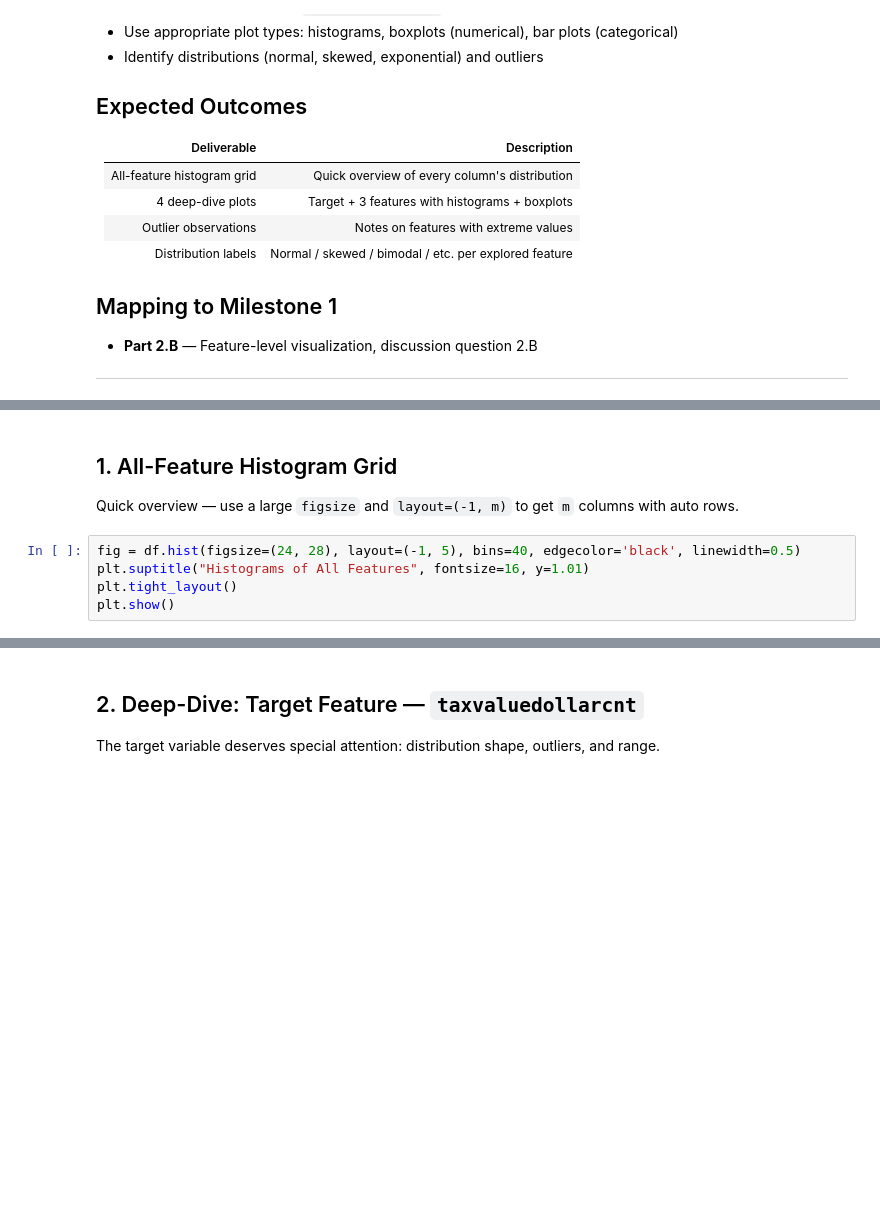
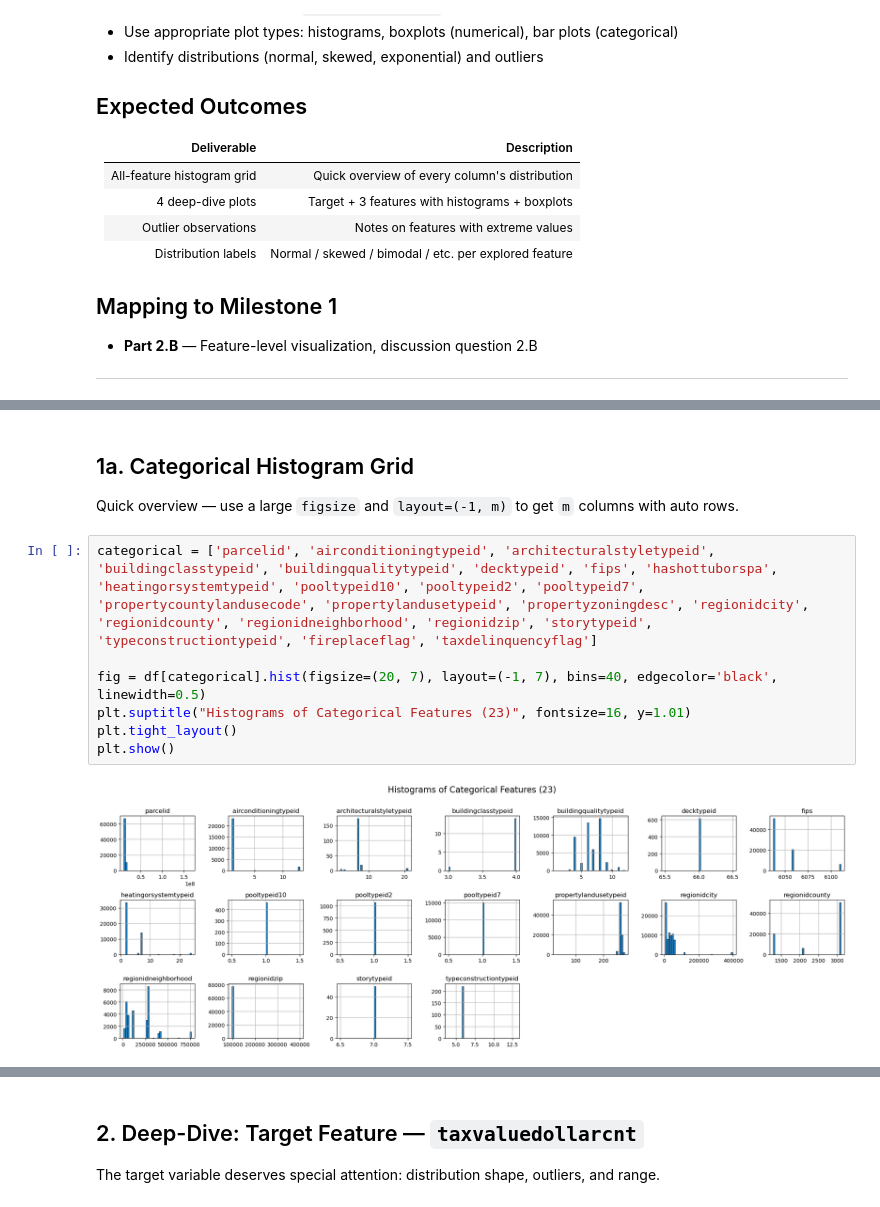
Before and after one commit to kumargaurav-bu-edu/bu_shared_projects, a Jupyter notebook: 02_eda_feature_visualization.ipynb, the cells around one changed output, grey strips where cells are left out. Cells and saved outputs as stored; diff of their text form; blank space fills up the shorter version.

```diff
--- a/02_eda_feature_visualization.ipynb
+++ b/02_eda_feature_visualization.ipynb
@@ -40,9 +42,13 @@ print(f"Shape: {df.shape}")
 # %% [markdown]
-## 1. All-Feature Histogram Grid
+## 1a. Categorical Histogram Grid
 
 Quick overview — use a large `figsize` and `layout=(-1, m)` to get `m` columns with auto rows.
 # %%
-fig = df.hist(figsize=(24, 28), layout=(-1, 5), bins=40, edgecolor='black', linewidth=0.5)
-plt.suptitle("Histograms of All Features", fontsize=16, y=1.01)
+categorical = ['parcelid', 'airconditioningtypeid', 'architecturalstyletypeid', 'buildingclasstypeid', 'buildingqualitytypeid', 'decktypeid', 'fips', 'hashottuborspa', 'heatingorsystemtypeid', 'pooltypeid10', 'pooltypeid2', 'pooltypeid7', 'propertycountylandusecode', 'propertylandusetypeid', 'propertyzoningdesc', 'regionidcity', 'regionidcounty', 'regionidneighborhood', 'regionidzip', 'storytypeid', 'typeconstructiontypeid', 'fireplaceflag', 'taxdelinquencyflag']
+
+fig = df[categorical].hist(figsize=(20, 7), layout=(-1, 7), bins=40, edgecolor='black', linewidth=0.5)
+plt.suptitle("Histograms of Categorical Features (23)", fontsize=16, y=1.01)
 plt.tight_layout()
 plt.show()
+# %% [output]
+[figure, added]
```
Also changed, not shown: parts of 20 cells of this notebook.
